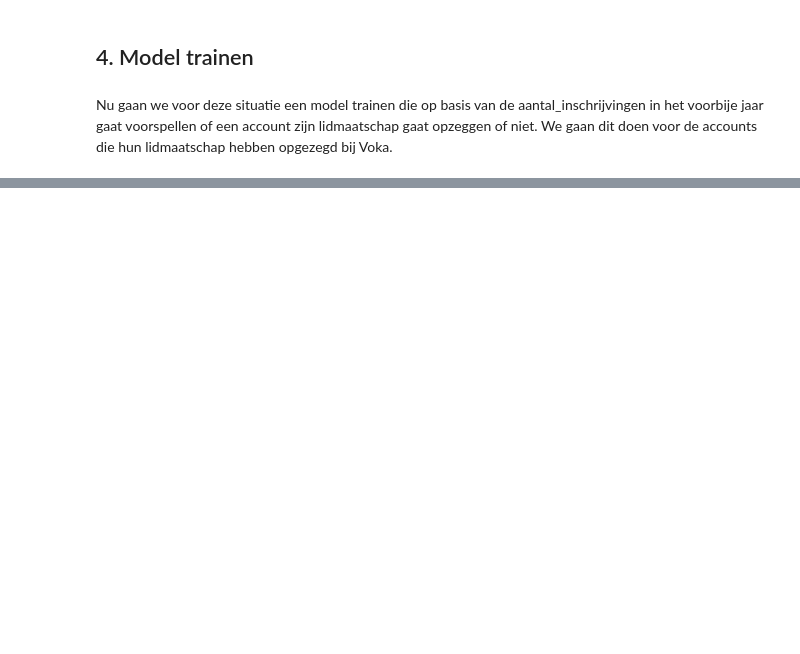
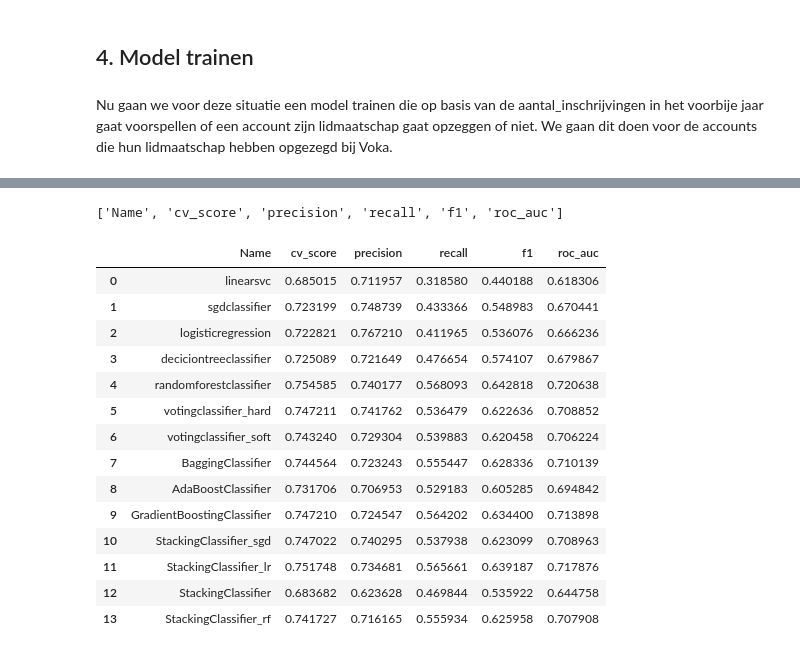
Before and after one commit to Floris-Buyse-FB/Data-Engineering-Project-2, a Jupyter notebook: scripts/AccountLidmaatschapOpzeg.ipynb, the cells around one changed output, grey strips where cells are left out. Cells and saved outputs as stored; diff of their text form; code cells hidden in the pictures; blank space fills up the shorter version.

```diff
--- a/scripts/AccountLidmaatschapOpzeg.ipynb
+++ b/scripts/AccountLidmaatschapOpzeg.ipynb
@@ -589,0 +1195,6 @@ X_train.shape, X_test.shape, y_train.shape, y_test.shape
+# %%
+# Train best models
+for model in best_models:
+    print(f"Training {model['name']}...")
+    model['model'].fit(X_train, y_train)
+    print(f"Training {model['name']} done!")
@@ -589,0 +1232,26 @@ X_train.shape, X_test.shape, y_train.shape, y_test.shape
+# %%
+model_comparison = ["Name", "cv_score", "precision", "recall", "f1", "roc_auc"]
+# %%
+data = []
+# %%
+from sklearn.model_selection import cross_val_predict
+from sklearn.metrics import precision_score, f1_score, accuracy_score, recall_score
+for model in best_models:
+    print(f"Starting {model['name']}...")
+    scores = cross_val_score(model["model"], X_train, y_train, cv=5, scoring="accuracy", n_jobs=-1)
+    y_train_pred = cross_val_predict(model["model"], X_train, y_train, cv=5, n_jobs=-1)
+
+    precision = precision_score(y_train, y_train_pred)
+    recall = recall_score(y_train, y_train_pred)
+    f1 = f1_score(y_train, y_train_pred)
+    roc_auc = roc_auc_score(y_train, y_train_pred)
+
+
+    data.append({
+        "Name": model["name"],
+        "cv_score": scores.mean(),
+        "precision": precision,
+        "recall": recall,
+        "f1": f1,
+        "roc_auc": roc_auc
+    })
@@ -589,0 +1273,24 @@ X_train.shape, X_test.shape, y_train.shape, y_test.shape
+# %%
+model_comparison
+# %% [output]
+['Name', 'cv_score', 'precision', 'recall', 'f1', 'roc_auc']
+# %%
+# make a dataframe of the model comparison
+model_comparison_df = pd.DataFrame(data, columns=model_comparison)
+model_comparison_df
+# %% [output]
+|  | Name | cv_score | precision | recall | f1 | roc_auc |
+| 0 | linearsvc | 0.685015 | 0.711957 | 0.318580 | 0.440188 | 0.618306 |
+| 1 | sgdclassifier | 0.723199 | 0.748739 | 0.433366 | 0.548983 | 0.670441 |
+| 2 | logisticregression | 0.722821 | 0.767210 | 0.411965 | 0.536076 | 0.666236 |
+| 3 | deciciontreeclassifier | 0.725089 | 0.721649 | 0.476654 | 0.574107 | 0.679867 |
+| 4 | randomforestclassifier | 0.754585 | 0.740177 | 0.568093 | 0.642818 | 0.720638 |
+| 5 | votingclassifier_hard | 0.747211 | 0.741762 | 0.536479 | 0.622636 | 0.708852 |
+| 6 | votingclassifier_soft | 0.743240 | 0.729304 | 0.539883 | 0.620458 | 0.706224 |
+| 7 | BaggingClassifier | 0.744564 | 0.723243 | 0.555447 | 0.628336 | 0.710139 |
+| 8 | AdaBoostClassifier | 0.731706 | 0.706953 | 0.529183 | 0.605285 | 0.694842 |
+| 9 | GradientBoostingClassifier | 0.747210 | 0.724547 | 0.564202 | 0.634400 | 0.713898 |
+| 10 | StackingClassifier_sgd | 0.747022 | 0.740295 | 0.537938 | 0.623099 | 0.708963 |
+| 11 | StackingClassifier_lr | 0.751748 | 0.734681 | 0.565661 | 0.639187 | 0.717876 |
+| 12 | StackingClassifier | 0.683682 | 0.623628 | 0.469844 | 0.535922 | 0.644758 |
+| 13 | StackingClassifier_rf | 0.741727 | 0.716165 | 0.555934 | 0.625958 | 0.707908 |
```
Also changed, not shown: parts of 53 cells of this notebook, 3 other files.
